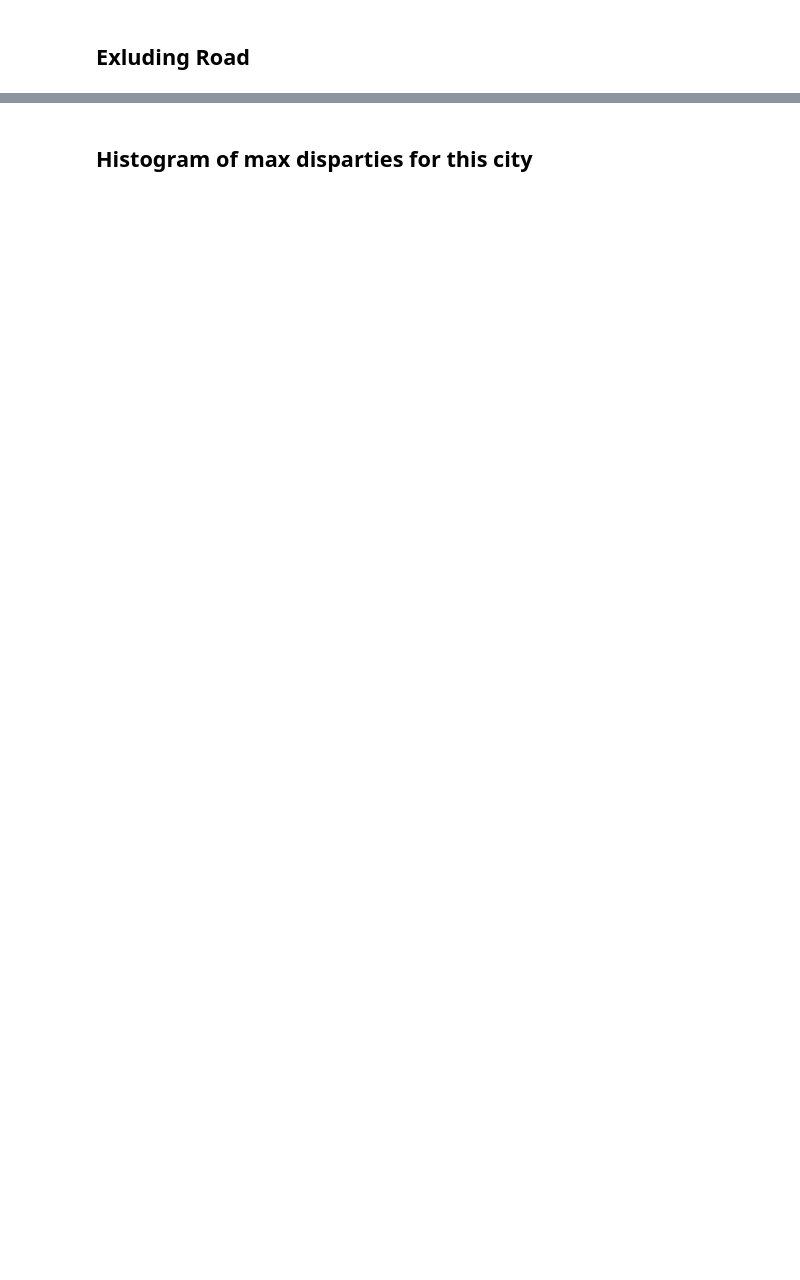
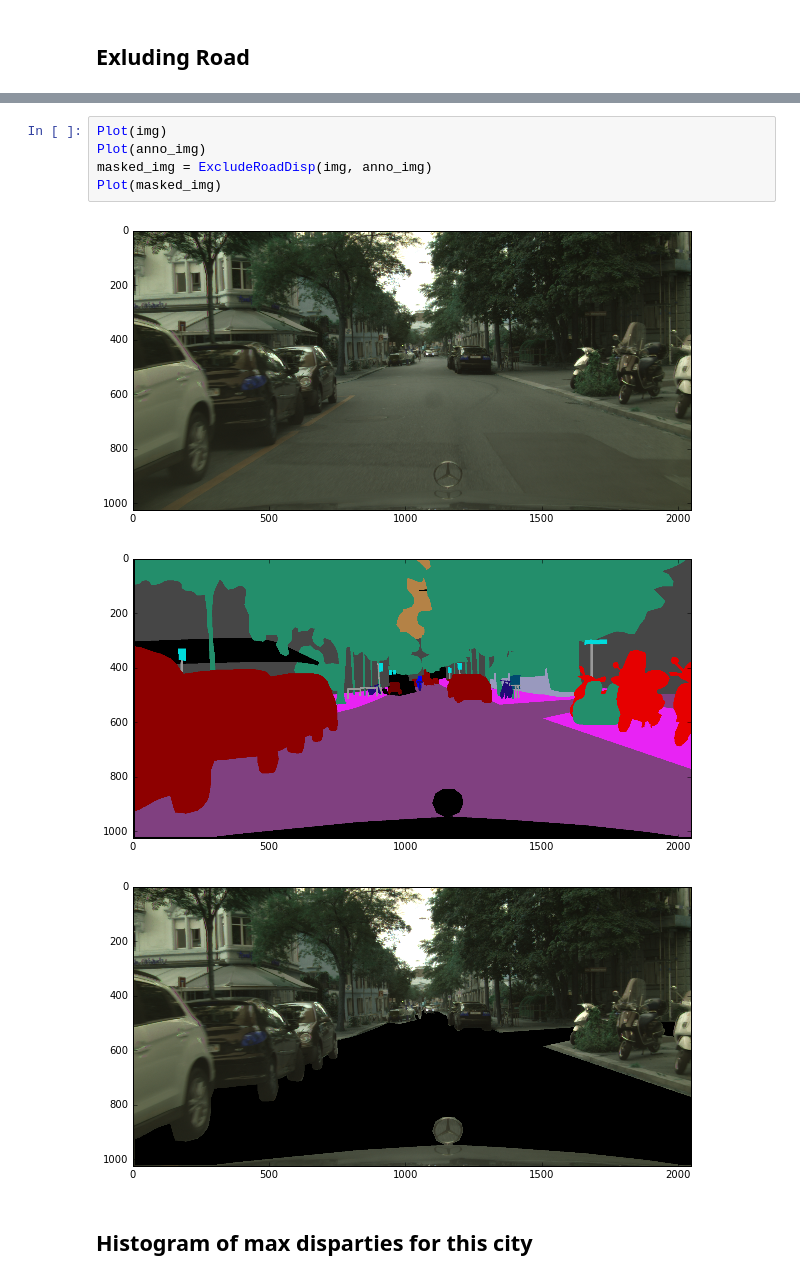
Before and after one commit to Avidereta/dl_project, a Jupyter notebook: preprocess_cityscapes.ipynb, the cells around one changed output, grey strips where cells are left out. Cells and saved outputs as stored; diff of their text form; blank space fills up the shorter version.

```diff
--- a/preprocess_cityscapes.ipynb
+++ b/preprocess_cityscapes.ipynb
@@ -318,3 +269,12 @@ Plot(masked_image)
+# %%
+Plot(img)
+Plot(anno_img)
+masked_img = ExcludeRoadDisp(img, anno_img)
+Plot(masked_img)
+# %% [output]
+[figure, added]
+[figure, added]
+[figure, added]
 # %% [markdown]
 ## Histogram of max disparties for this city
 # %%
```
Also changed, not shown: parts of 11 cells of this notebook.
